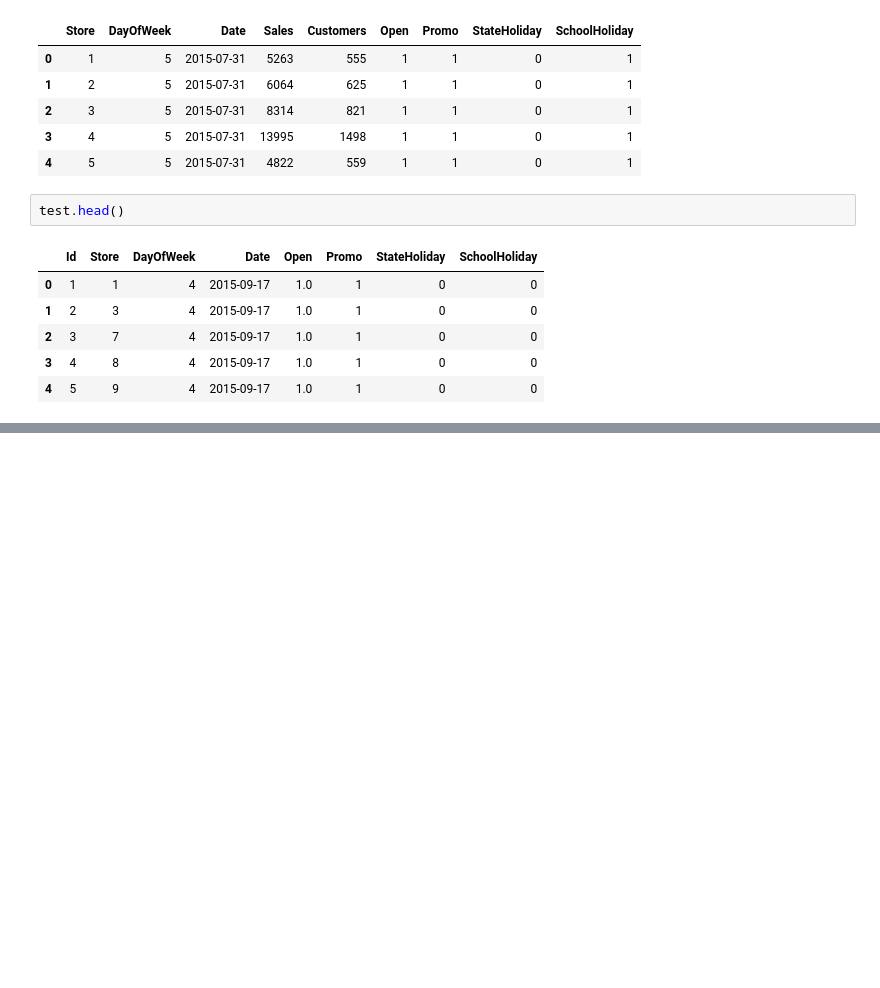
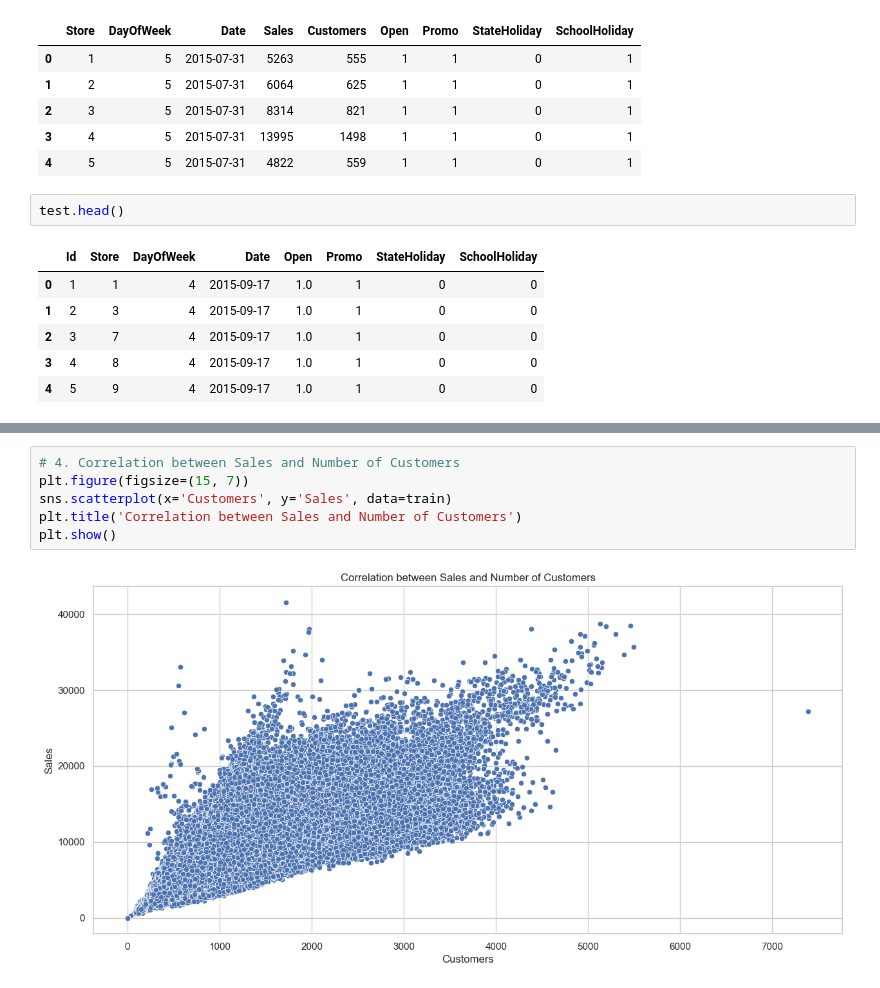
Before and after one commit to kebaHailu/Rossmann_Pharmaceuticals_ML, a Jupyter notebook: src/notebooks/Exploration of customer purchasing behavior.ipynb, the cells around one changed output, grey strips where cells are left out. Cells and saved outputs as stored; diff of their text form; blank space fills up the shorter version.

Commit message:
update the exploration of customer in detail

```diff
--- a/src/notebooks/Exploration of customer purchasing behavior.ipynb
+++ b/src/notebooks/Exploration of customer purchasing behavior.ipynb
@@ -121,0 +125,8 @@ Missing values in training data:
+# %%
+# 4. Correlation between Sales and Number of Customers
+plt.figure(figsize=(15, 7))
+sns.scatterplot(x='Customers', y='Sales', data=train)
+plt.title('Correlation between Sales and Number of Customers')
+plt.show()
+# %% [output]
+[figure, added]
```
Also changed, not shown: parts of 9 cells of this notebook.
